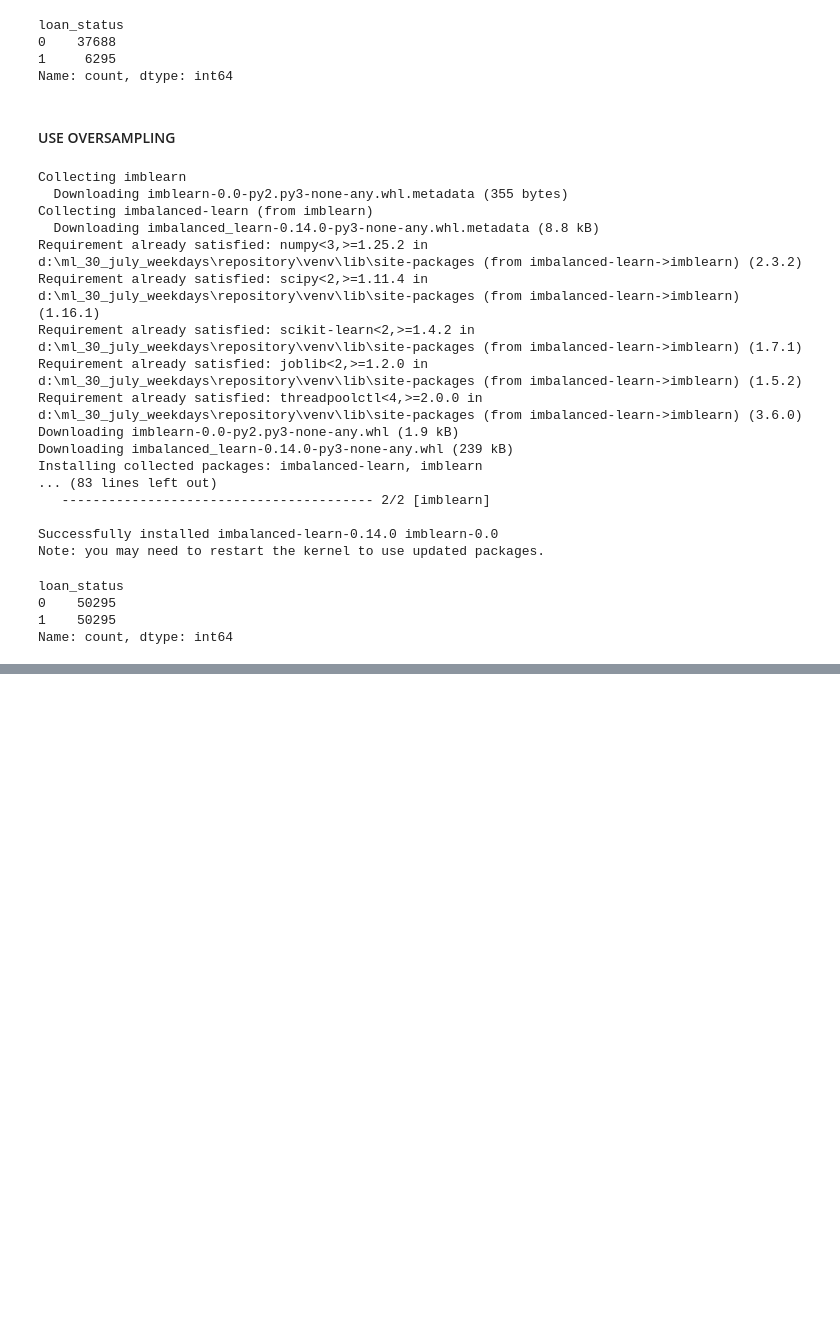
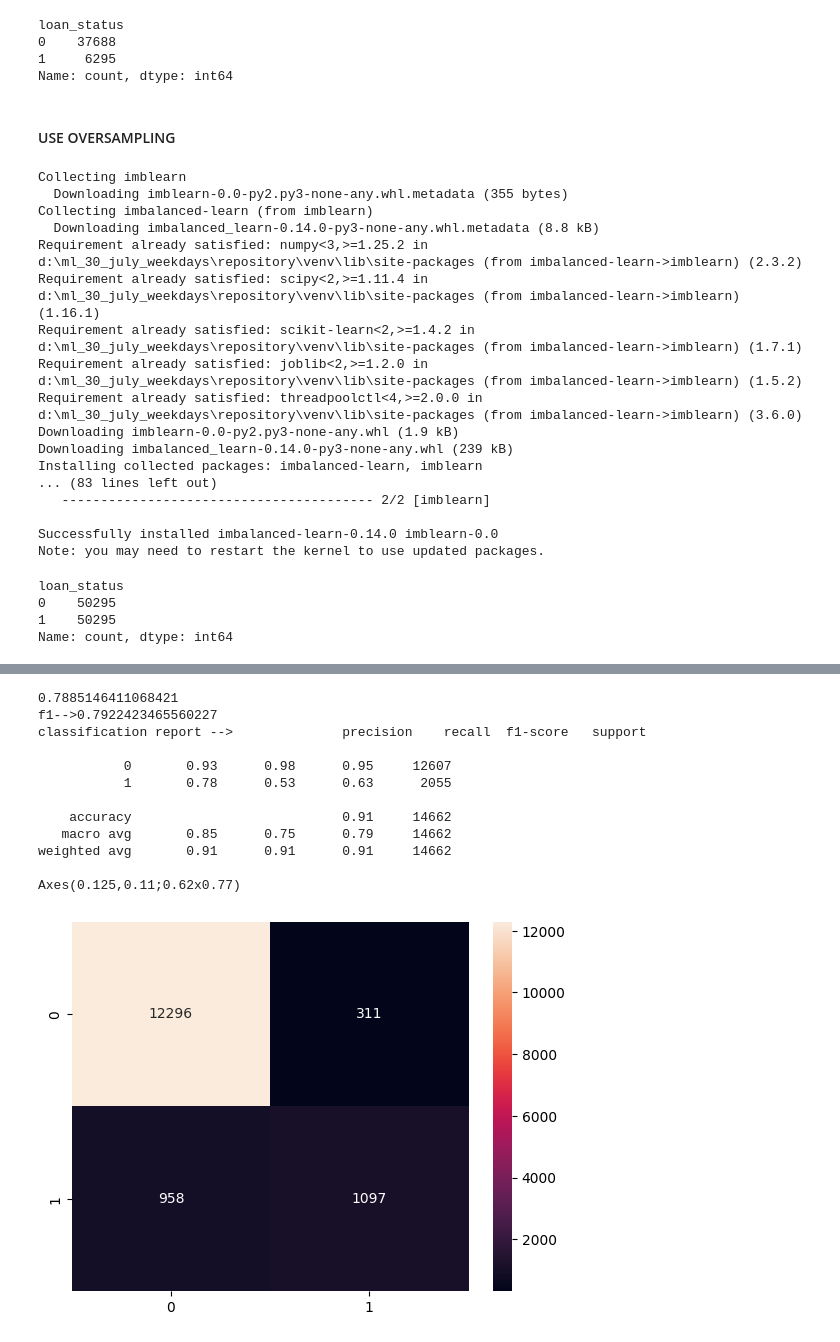
Before and after one commit to varshum12/30_july_ML_WEEKDAYS, a Jupyter notebook: algo evaluation/algo evaluation.ipynb, the cells around one changed output, grey strips where cells are left out. Cells and saved outputs as stored; diff of their text form; code cells hidden in the pictures; blank space fills up the shorter version.

```diff
--- a/algo evaluation/algo evaluation.ipynb
+++ b/algo evaluation/algo evaluation.ipynb
@@ -283,2 +300,4 @@ Name: count, dtype: int64
 # %%
 LR1  =  LogisticRegression()
+# %%
+LR1.fit( x_train_re  ,  y_train_re  )
@@ -284,0 +316,3 @@ LR1  =  LogisticRegression()
+# %%
+LR2 = LogisticRegression()
+cv   =  cross_val_score(LR2  ,  x_train_re  ,  y_train_re  ,  n_jobs  =  -1 , cv  =  5 ,  verbose  =  1 ,  scoring  = 'f1_macro' )
@@ -284,0 +354,9 @@ LR1  =  LogisticRegression()
+# %%
+LR  =  LogisticRegression()
+LR.fit(x_train  ,  y_train)
+DT  =  DecisionTreeClassifier(max_depth =  7 ,  min_samples_split= 15)
+DT.fit(x_train ,  y_train )
+RF  = RandomForestClassifier(max_depth  = 7 ,  min_samples_split   = 15 )
+RF.fit(x_train ,  y_train)
+Gb  =  GradientBoostingClassifier()
+Gb.fit(x_train ,  y_train)
@@ -284,0 +376,12 @@ LR1  =  LogisticRegression()
+# %%
+def evaluate(model   ,  x , y):
+    pred  =  model.predict(x)
+    f1 =  f1_score(y ,  pred , average  = 'macro')
+    cr  =  classification_report(y  , pred)
+    cf  =  confusion_matrix(y ,  pred)
+    cv  =  cross_val_score( model  , x ,  y ,  n_jobs= -1 , scoring= 'f1_macro' , cv  =  7 )
+
+    print(cv.mean())
+    print(f'f1-->{f1}')
+    print(f'classification report -->{cr}')
+    print(sns.heatmap(cf  ,  annot  = True  , fmt  = 'd'))
@@ -284,0 +406,16 @@ LR1  =  LogisticRegression()
+# %%
+evaluate(LR  , x_test  , y_test)
+# %% [output]
+0.7885146411068421
+f1-->0.7922423465560227
+classification report -->              precision    recall  f1-score   support
+
+           0       0.93      0.98      0.95     12607
+           1       0.78      0.53      0.63      2055
+
+    accuracy                           0.91     14662
+   macro avg       0.85      0.75      0.79     14662
+weighted avg       0.91      0.91      0.91     14662
+
+Axes(0.125,0.11;0.62x0.77)
+[figure, added]
```
Also changed, not shown: parts of 56 cells of this notebook.
